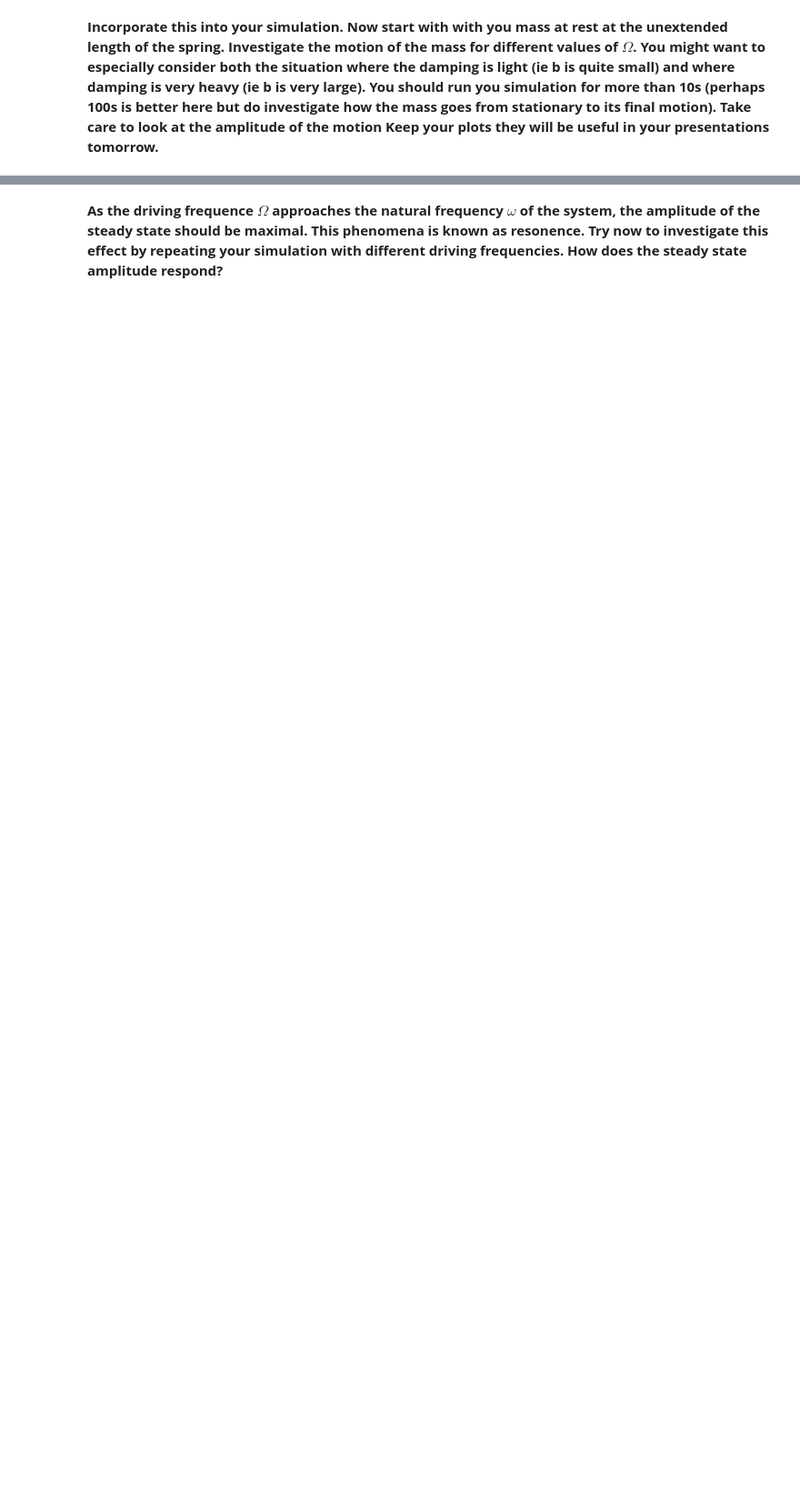
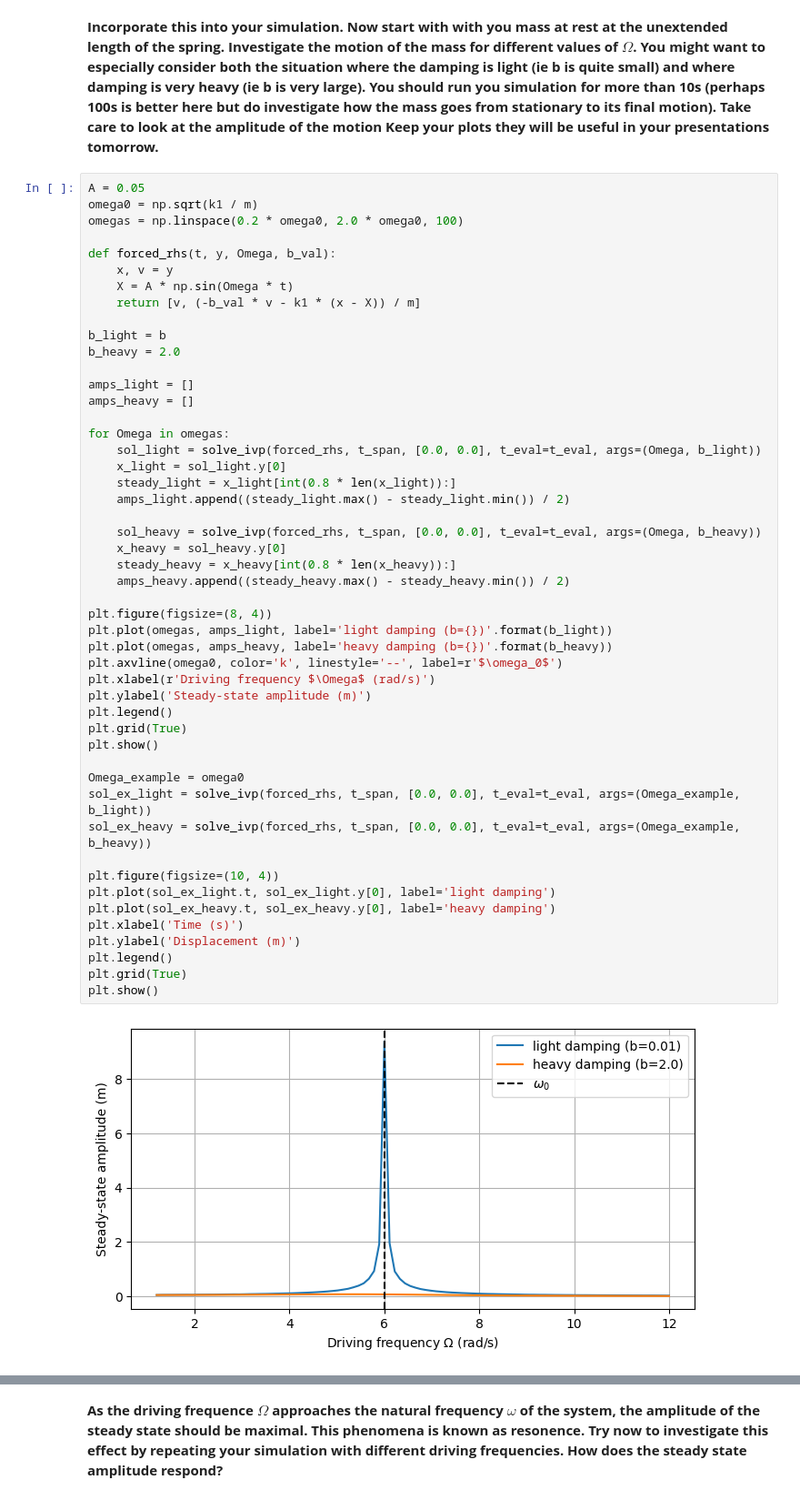
Before and after one commit to ShutBaton/physics-summer-school, a Jupyter notebook: notebooks/SHM2.ipynb, the cells around one changed output, grey strips where cells are left out. Shown at 91% size. Cells and saved outputs as stored; diff of their text form; blank space fills up the shorter version.

```diff
--- a/notebooks/SHM2.ipynb
+++ b/notebooks/SHM2.ipynb
@@ -66,3 +66,54 @@ Now reconsider the **damped oscillator** simulation from yesterday. This time, i
 ![SHM forced](images/SHM_forced.svg)</br>
 # %% [markdown]
 **Incorporate this into your simulation. Now start with with you mass at rest at the unextended length of the spring. Investigate the motion of the mass for different values of $\Omega$. You might want to especially consider both the situation where the damping is light (ie b is quite small) and where damping is very heavy (ie b is very large). You should run you simulation for more than 10s (perhaps 100s is better here but do investigate how the mass goes from stationary to its final motion). Take care to look at the amplitude of the motion Keep your plots they will be useful in your presentations tomorrow.**
+# %%
+A = 0.05
+omega0 = np.sqrt(k1 / m)
+omegas = np.linspace(0.2 * omega0, 2.0 * omega0, 100)
+
+def forced_rhs(t, y, Omega, b_val):
+    x, v = y
+    X = A * np.sin(Omega * t)
+    return [v, (-b_val * v - k1 * (x - X)) / m]
+
+b_light = b
+b_heavy = 2.0
+
+amps_light = []
+amps_heavy = []
+
+for Omega in omegas:
+    sol_light = solve_ivp(forced_rhs, t_span, [0.0, 0.0], t_eval=t_eval, args=(Omega, b_light))
+    x_light = sol_light.y[0]
+    steady_light = x_light[int(0.8 * len(x_light)):]
+    amps_light.append((steady_light.max() - steady_light.min()) / 2)
+
+    sol_heavy = solve_ivp(forced_rhs, t_span, [0.0, 0.0], t_eval=t_eval, args=(Omega, b_heavy))
+    x_heavy = sol_heavy.y[0]
+    steady_heavy = x_heavy[int(0.8 * len(x_heavy)):]
+    amps_heavy.append((steady_heavy.max() - steady_heavy.min()) / 2)
+
+plt.figure(figsize=(8, 4))
+plt.plot(omegas, amps_light, label='light damping (b={})'.format(b_light))
+plt.plot(omegas, amps_heavy, label='heavy damping (b={})'.format(b_heavy))
+plt.axvline(omega0, color='k', linestyle='--', label=r'$\omega_0$')
+plt.xlabel(r'Driving frequency $\Omega$ (rad/s)')
+plt.ylabel('Steady-state amplitude (m)')
+plt.legend()
+plt.grid(True)
+plt.show()
+
+Omega_example = omega0
+sol_ex_light = solve_ivp(forced_rhs, t_span, [0.0, 0.0], t_eval=t_eval, args=(Omega_example, b_light))
+sol_ex_heavy = solve_ivp(forced_rhs, t_span, [0.0, 0.0], t_eval=t_eval, args=(Omega_example, b_heavy))
+
+plt.figure(figsize=(10, 4))
+plt.plot(sol_ex_light.t, sol_ex_light.y[0], label='light damping')
+plt.plot(sol_ex_heavy.t, sol_ex_heavy.y[0], label='heavy damping')
+plt.xlabel('Time (s)')
+plt.ylabel('Displacement (m)')
+plt.legend()
+plt.grid(True)
+plt.show()
+# %% [output]
+[figure, added]
```
Also changed, not shown: parts of 2 cells of this notebook, 3 other files.
